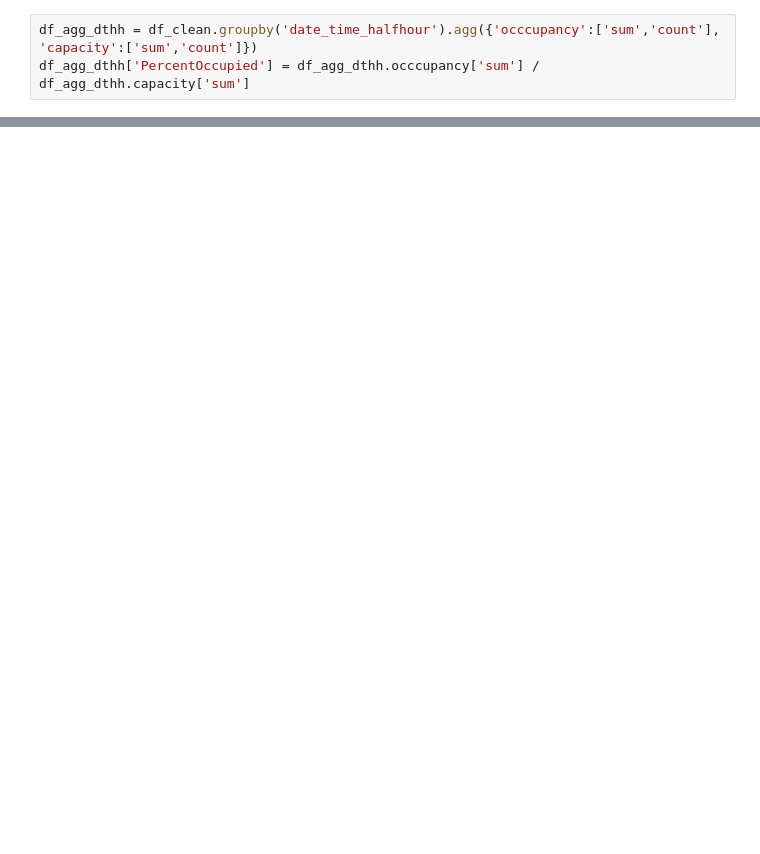
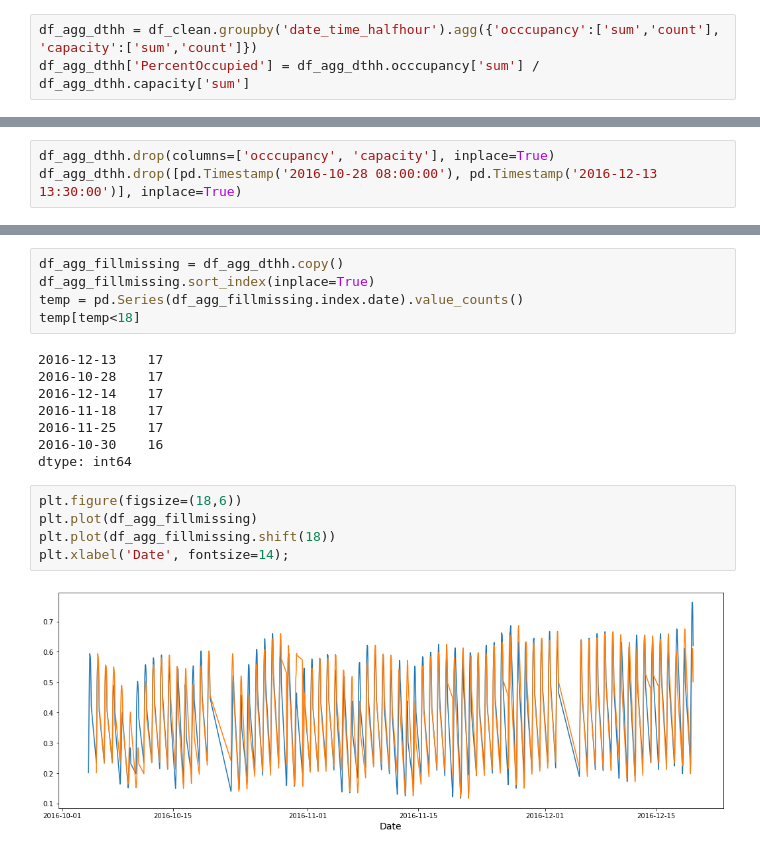
Before and after one commit to sachiantany/Pay-As-You-Park, a Jupyter notebook: Model/parking_availability.ipynb, the cells around one changed output, grey strips where cells are left out. Cells and saved outputs as stored; diff of their text form; blank space fills up the shorter version.

```diff
--- a/Model/parking_availability.ipynb
+++ b/Model/parking_availability.ipynb
@@ -105,0 +114,3 @@ df_agg_dthh[(df_agg_dthh.occcupancy['count']<20)|(df_agg_dthh.capacity['sum']<10
+# %%
+df_agg_dthh.drop(columns=['occcupancy', 'capacity'], inplace=True)
+df_agg_dthh.drop([pd.Timestamp('2016-10-28 08:00:00'), pd.Timestamp('2016-12-13 13:30:00')], inplace=True)
@@ -105,0 +174,20 @@ df_agg_dthh[(df_agg_dthh.occcupancy['count']<20)|(df_agg_dthh.capacity['sum']<10
+# %%
+df_agg_fillmissing = df_agg_dthh.copy()
+df_agg_fillmissing.sort_index(inplace=True)
+temp = pd.Series(df_agg_fillmissing.index.date).value_counts()
+temp[temp<18]
+# %% [output]
+2016-12-13    17
+2016-10-28    17
+2016-12-14    17
+2016-11-18    17
+2016-11-25    17
+2016-10-30    16
+dtype: int64
+# %%
+plt.figure(figsize=(18,6))
+plt.plot(df_agg_fillmissing)
+plt.plot(df_agg_fillmissing.shift(18))
+plt.xlabel('Date', fontsize=14);
+# %% [output]
+[figure, added]
```
Also changed, not shown: parts of 26 cells of this notebook, 2 other files.
